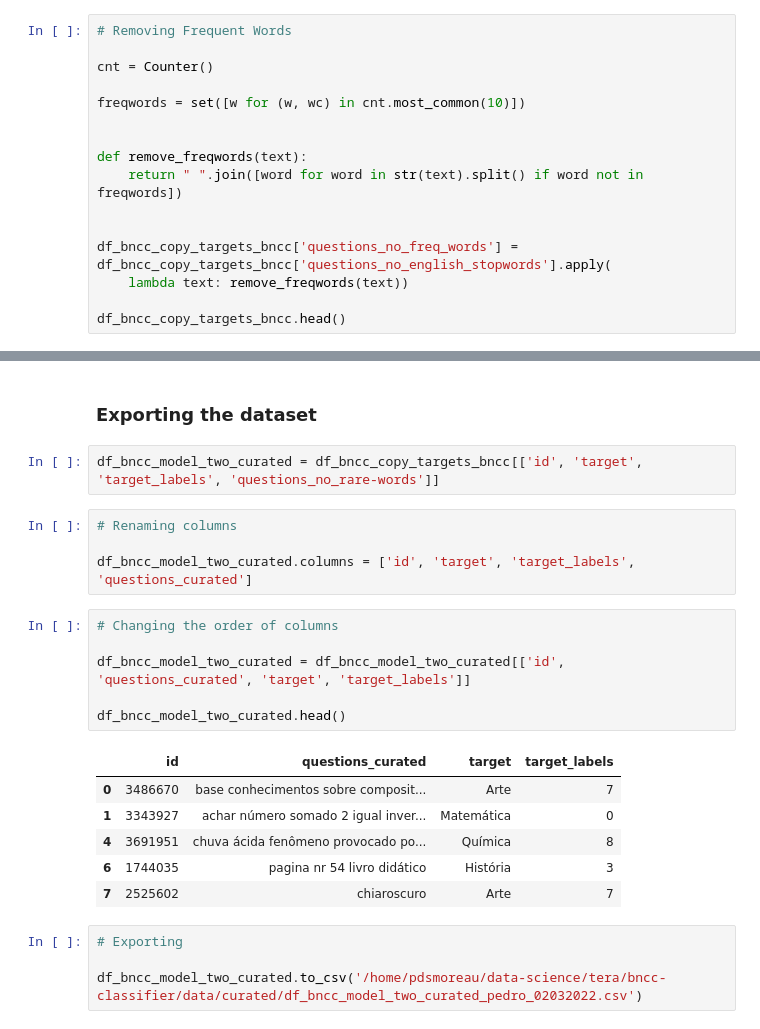
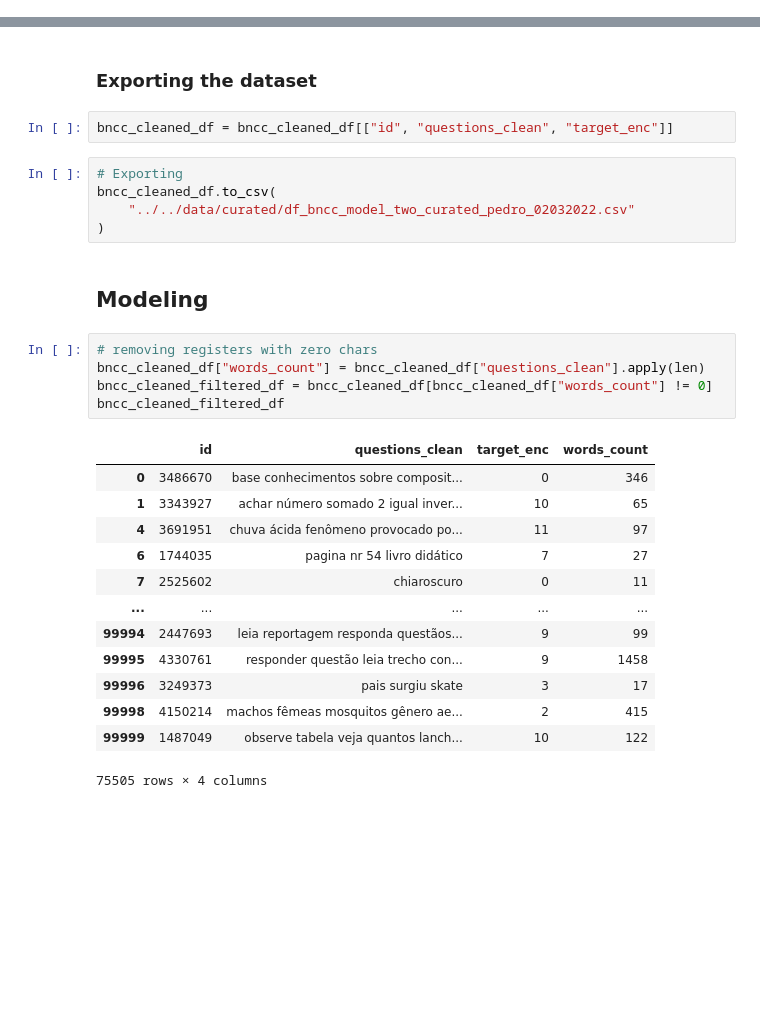
Before and after one commit to LucianoBatista/bncc-classifier, a Jupyter notebook: analysis/notebooks/pedro-02-03-2022-preprocessing.ipynb, the cells around one changed output, grey strips where cells are left out. Drawn from its saved outputs; the diff is of its cells as text; blank space fills up the shorter version.

```diff
--- a/analysis/notebooks/pedro-02-03-2022-preprocessing.ipynb
+++ b/analysis/notebooks/pedro-02-03-2022-preprocessing.ipynb
@@ -430,16 +229,0 @@ cnt.most_common(10)
-# %%
-# Removing Frequent Words
-
-cnt = Counter()
-
-freqwords = set([w for (w, wc) in cnt.most_common(10)])
-
-
-def remove_freqwords(text):
-    return " ".join([word for word in str(text).split() if word not in freqwords])
-
-
-df_bncc_copy_targets_bncc['questions_no_freq_words'] = df_bncc_copy_targets_bncc['questions_no_english_stopwords'].apply(
-    lambda text: remove_freqwords(text))
-
-df_bncc_copy_targets_bncc.head()
@@ -483,25 +245,30 @@ See the caveats in the documentation: https://pandas.pydata.org/pandas-docs/stab
 # %% [markdown]
 ### Exporting the dataset
-# %%
-df_bncc_model_two_curated = df_bncc_copy_targets_bncc[['id', 'target', 'target_labels', 'questions_no_rare-words']]
-# %%
-# Renaming columns
-
-df_bncc_model_two_curated.columns = ['id', 'target', 'target_labels', 'questions_curated']
-# %%
-# Changing the order of columns
-
-df_bncc_model_two_curated = df_bncc_model_two_curated[['id', 'questions_curated', 'target', 'target_labels']]
-
-df_bncc_model_two_curated.head()
-# %% [output]
-|  | id | questions_curated | target | target_labels |
-| 0 | 3486670 | base conhecimentos sobre composit... | Arte | 7 |
-| 1 | 3343927 | achar número somado 2 igual inver... | Matemática | 0 |
-| 4 | 3691951 | chuva ácida fenômeno provocado po... | Química | 8 |
-| 6 | 1744035 | pagina nr 54 livro didático | História | 3 |
-| 7 | 2525602 | chiaroscuro | Arte | 7 |
+# %%
+bncc_cleaned_df = bncc_cleaned_df[["id", "questions_clean", "target_enc"]]
 # %%
 # Exporting
-
-df_bncc_model_two_curated.to_csv('/home/pdsmoreau/data-science/tera/bncc-classifier/data/curated/df_bncc_model_two_curated_pedro_02032022.csv')
+bncc_cleaned_df.to_csv(
+    "../../data/curated/df_bncc_model_two_curated_pedro_02032022.csv"
+)
+# %% [markdown]
+## Modeling
+# %%
+# removing registers with zero chars
+bncc_cleaned_df["words_count"] = bncc_cleaned_df["questions_clean"].apply(len)
+bncc_cleaned_filtered_df = bncc_cleaned_df[bncc_cleaned_df["words_count"] != 0]
+bncc_cleaned_filtered_df
+# %% [output]
+|  | id | questions_clean | target_enc | words_count |
+| 0 | 3486670 | base conhecimentos sobre composit... | 0 | 346 |
+| 1 | 3343927 | achar número somado 2 igual inver... | 10 | 65 |
+| 4 | 3691951 | chuva ácida fenômeno provocado po... | 11 | 97 |
+| 6 | 1744035 | pagina nr 54 livro didático | 7 | 27 |
+| 7 | 2525602 | chiaroscuro | 0 | 11 |
+| ... | ... | ... | ... | ... |
+| 99994 | 2447693 | leia reportagem responda questãos... | 9 | 99 |
+| 99995 | 4330761 | responder questão leia trecho con... | 9 | 1458 |
+| 99996 | 3249373 | pais surgiu skate | 3 | 17 |
+| 99998 | 4150214 | machos fêmeas mosquitos gênero ae... | 2 | 415 |
+| 99999 | 1487049 | observe tabela veja quantos lanch... | 10 | 122 |
+75505 rows × 4 columns
```
Also changed, not shown: parts of 39 cells of this notebook, 6 other files.
